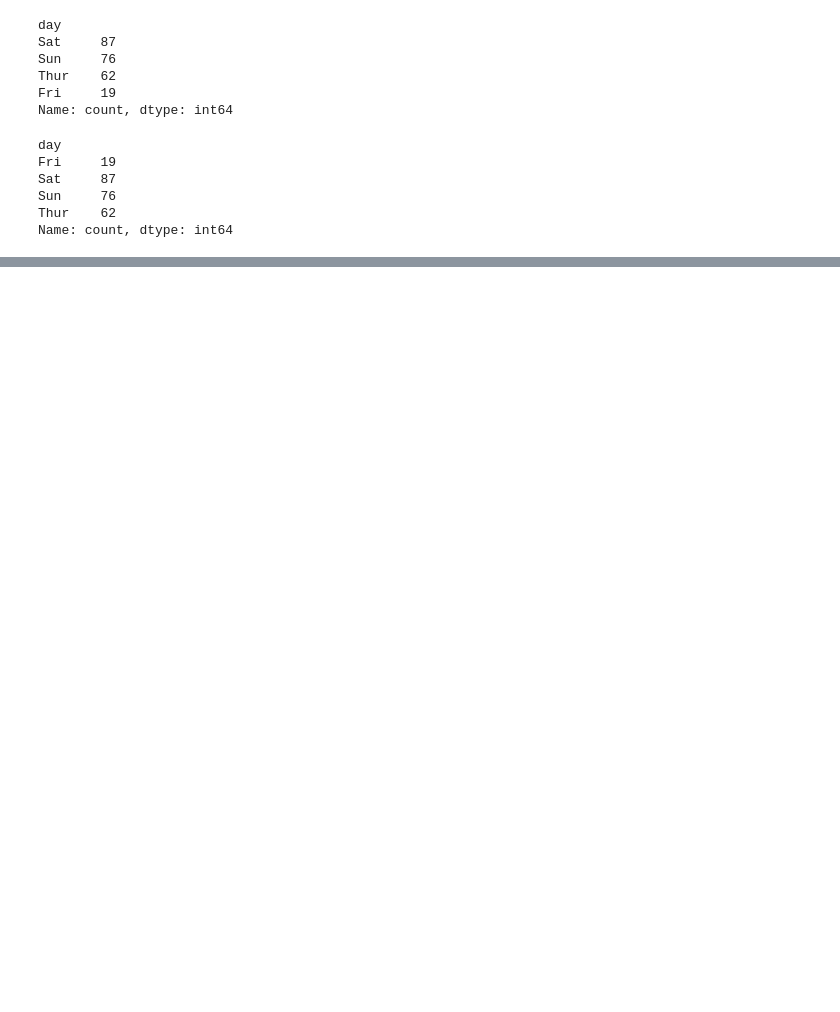
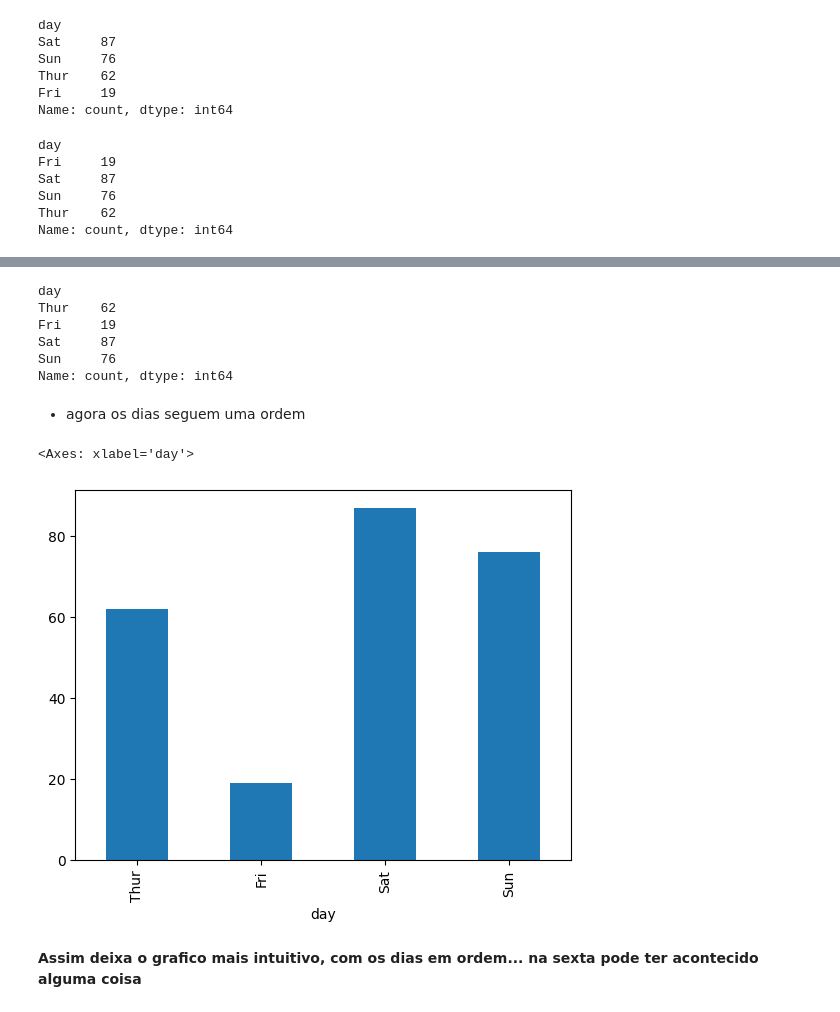
Before and after one commit to Gustavocaris/Data_Science, a Jupyter notebook: 03_Pandas/02-categorias/analise.ipynb, the cells around one changed output, grey strips where cells are left out. Cells and saved outputs as stored; diff of their text form; code cells hidden in the pictures; blank space fills up the shorter version.

```diff
--- a/03_Pandas/02-categorias/analise.ipynb
+++ b/03_Pandas/02-categorias/analise.ipynb
@@ -310,0 +313,8 @@ TypeError: `Series.plot()` should not be called with positional arguments, only
+# %%
+dias_semana = ["Thur", "Fri", "Sat", "Sun"]
+
+df_categorizado["day"] = df_categorizado["day"].cat.set_categories(dias_semana, ordered=True)
+# to pegando a coluna de dia dentro do df = to dizendo que essa coluna de dia receba ela propria,
+# mas dessa vez ordenada
+
+df_categorizado.head(4) # verificando o df
@@ -310,0 +345,18 @@ TypeError: `Series.plot()` should not be called with positional arguments, only
+# %%
+df_categorizado["day"].value_counts().sort_index()
+# %% [output]
+day
+Thur    62
+Fri     19
+Sat     87
+Sun     76
+Name: count, dtype: int64
+# %% [markdown]
+- agora os dias seguem uma ordem
+# %%
+df_categorizado["day"].value_counts().sort_index().plot(kind="bar")
+# %% [output]
+<Axes: xlabel='day'>
+[figure, added]
+# %% [markdown]
+**Assim deixa o grafico mais intuitivo, com os dias em ordem... na sexta pode ter acontecido alguma coisa**
```
Also changed, not shown: parts of 4 cells of this notebook, 1 other file.
